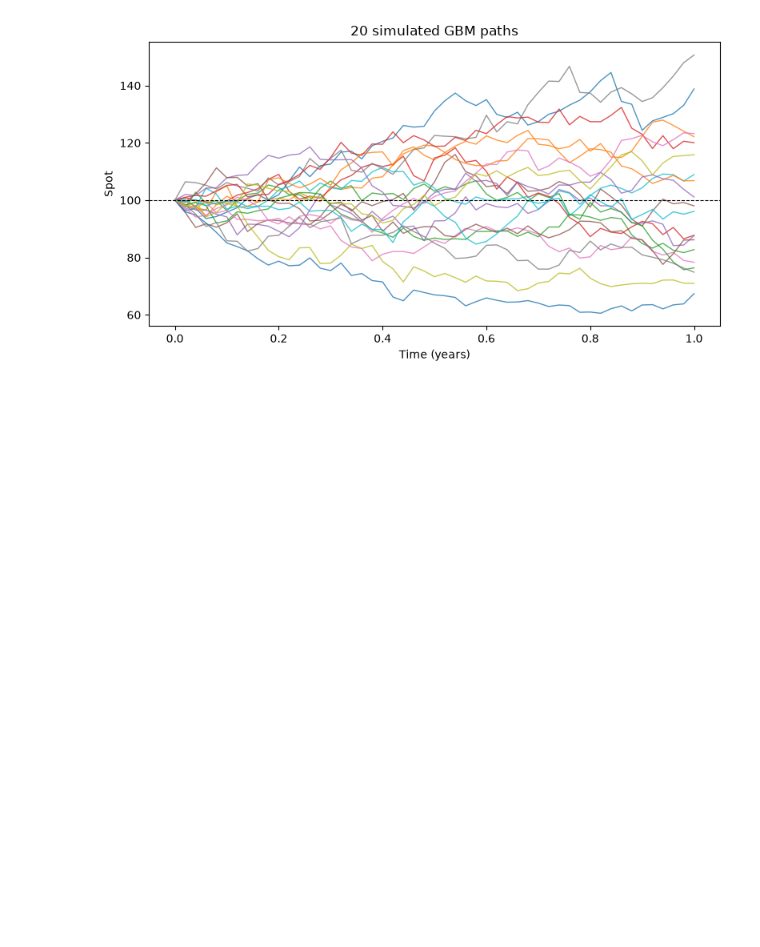
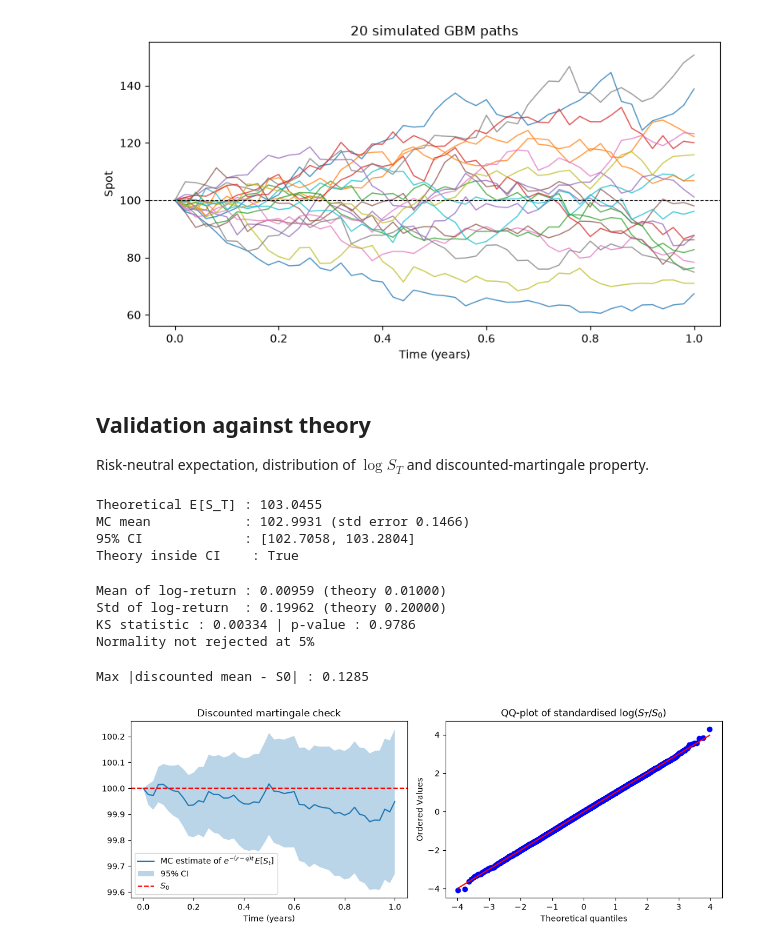
Before and after one commit to Gabrielnstr/American_Options_Pricer, a Jupyter notebook: notebooks/02_gbm_paths.ipynb, the cells around one changed output. Cells and saved outputs as stored; diff of their text form; code cells hidden in the pictures; blank space fills up the shorter version.

Commit message:
test: validate GBM paths against theory

```diff
--- a/notebooks/02_gbm_paths.ipynb
+++ b/notebooks/02_gbm_paths.ipynb
@@ -44,3 +44,62 @@ plt.savefig("../figures/gbm_sample_paths.png", dpi=150)
 plt.show()
 # %% [output]
 [figure]
+# %% [markdown]
+## Validation against theory
+
+Risk-neutral expectation, distribution of $\log S_T$ and discounted-martingale property.
+# %%
+ST = paths[:, -1]
+theory = S0 * np.exp((r - q) * T)
+mean = ST.mean()
+se = ST.std(ddof=1) / np.sqrt(len(ST))
+
+print(f"Theoretical E[S_T] : {theory:.4f}")
+print(f"MC mean            : {mean:.4f} (std error {se:.4f})")
+print(f"95% CI             : [{mean - 1.96*se:.4f}, {mean + 1.96*se:.4f}]")
+print("Theory inside CI    :", mean - 1.96*se <= mean + 1.96*se)
+# %% [output]
+Theoretical E[S_T] : 103.0455
+MC mean            : 102.9931 (std error 0.1466)
+95% CI             : [102.7058, 103.2804]
+Theory inside CI    : True
+# %%
+from scipy.stats import kstest, norm, probplot
+
+log_ret = np.log(ST / S0)
+mu_th = (r - q - 0.5 * sigma**2) * T
+sd_th = sigma * np.sqrt(T)
+
+print(f"Mean of log-return : {log_ret.mean():.5f} (theory {mu_th:.5f})")
+print(f"Std of log-return  : {log_ret.std():.5f} (theory {sd_th:.5f})")
+
+stat, pvalue = kstest((log_ret - mu_th) / sd_th, "norm")
+print(f"KS statistic : {stat:.5f} | p-value : {pvalue:.4f}")
+print("Normality not rejected at 5%" if pvalue > 0.05 else "Normality rejected at 5%")
+# %% [output]
+Mean of log-return : 0.00959 (theory 0.01000)
+Std of log-return  : 0.19962 (theory 0.20000)
+KS statistic : 0.00334 | p-value : 0.9786
+Normality not rejected at 5%
+# %%
+disc_mean = np.exp(-(r-q) * t) * paths.mean(axis=0)
+disc_se = np.exp(-(r - q) * t) * paths.std(axis=0, ddof=1) / np.sqrt(paths.shape[0])
+fig, ax = plt.subplots(1, 2, figsize=(11, 4))
+
+ax[0].plot(t, disc_mean, label=r"MC estimate of $e^{-(r-q)t}\,E[S_t]$")
+ax[0].fill_between(t, disc_mean - 1.96*disc_se, disc_mean + 1.96*disc_se, alpha=0.3, label="95% CI")
+ax[0].axhline(S0, color="red", linestyle="--", label="$S_0$")
+ax[0].set_title("Discounted martingale check")
+ax[0].set_xlabel("Time (years)")
+ax[0].legend()
+
+probplot ((log_ret - mu_th) / sd_th, dist="norm", plot=ax[1])
+ax[1].set_title(r"QQ-plot of standardised $\log(S_T/S_0)$")
+
+plt.tight_layout()
+plt.savefig("../figures/gbm_validation.png", dpi=150)
+
+print(f"Max |discounted mean - S0| : {np.max(np.abs(disc_mean - S0)):.4f}")
+# %% [output]
+Max |discounted mean - S0| : 0.1285
+[figure, added]
```
Also changed, not shown: 1 other file.
